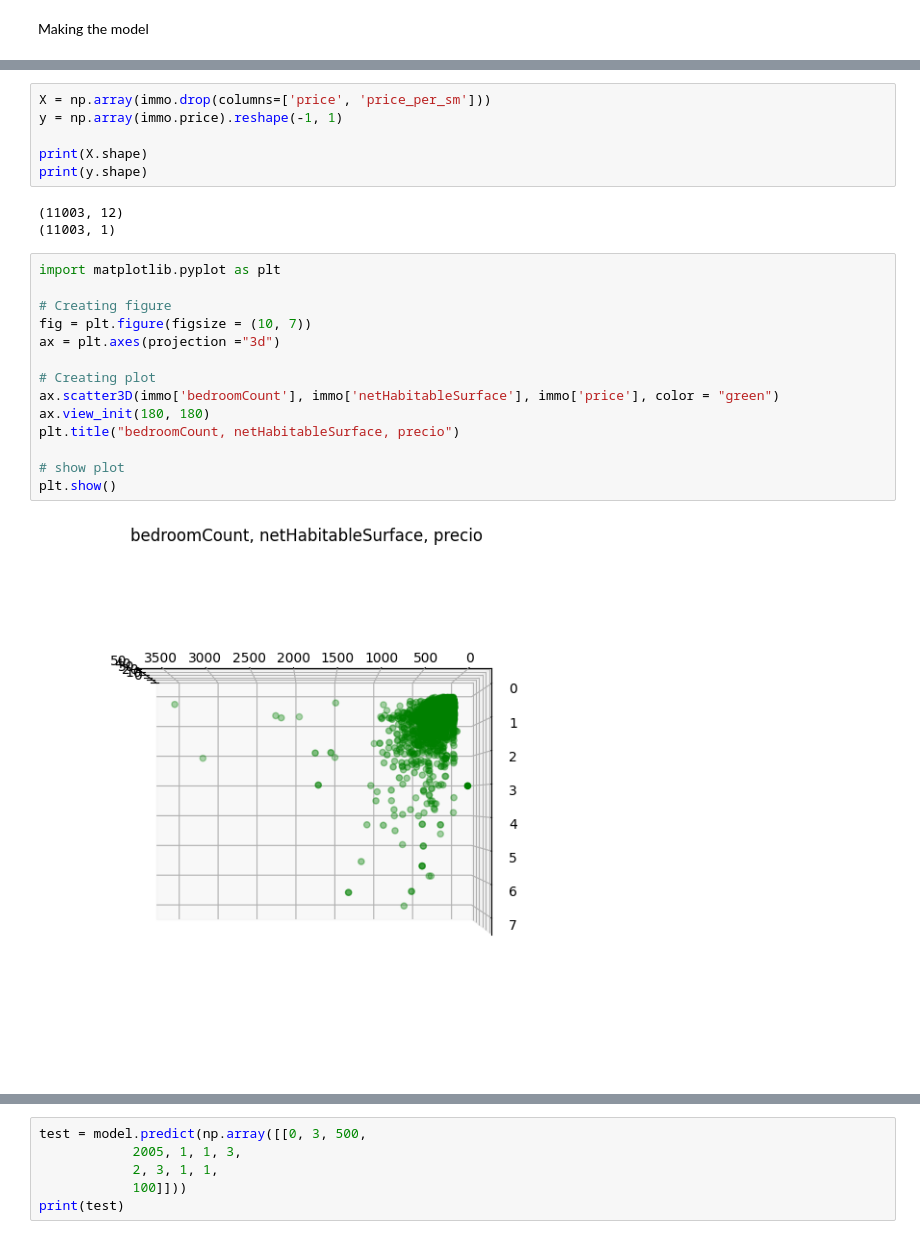
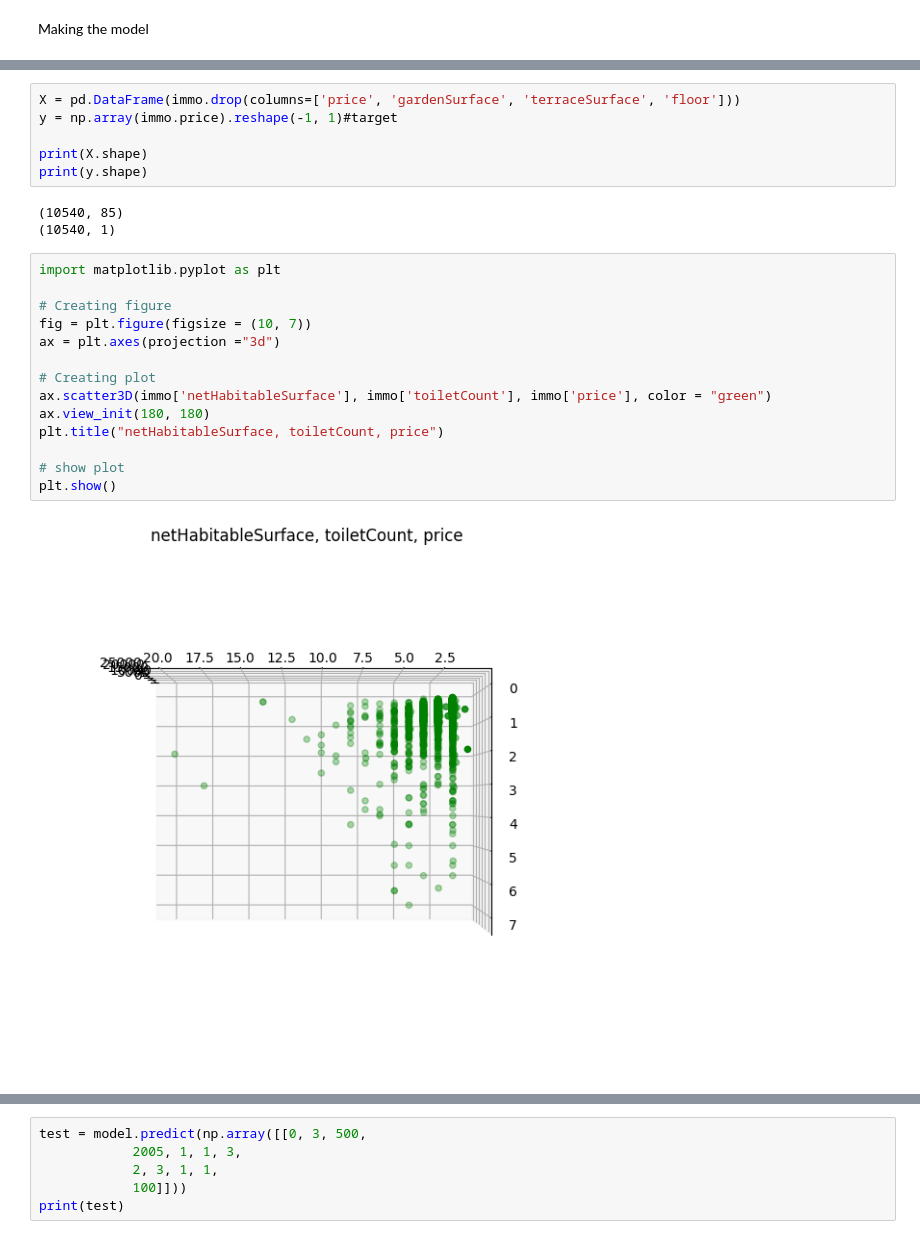
Before and after one commit to mendoce24/linear_regression-Cesar, a Jupyter notebook: model-building/immo_eliza_data_building.ipynb, the cells around one changed output, grey strips where cells are left out. Cells and saved outputs as stored; diff of their text form.

```diff
--- a/model-building/immo_eliza_data_building.ipynb
+++ b/model-building/immo_eliza_data_building.ipynb
@@ -28,25 +46,25 @@ sns.heatmap(correlation, annot=False, fmt='.2f')
 # %%
-X = np.array(immo.drop(columns=['price', 'price_per_sm']))
-y = np.array(immo.price).reshape(-1, 1)
+X = pd.DataFrame(immo.drop(columns=['price', 'gardenSurface', 'terraceSurface', 'floor']))
+y = np.array(immo.price).reshape(-1, 1)#target
 
 print(X.shape)
 print(y.shape)
 # %% [output]
-(11003, 12)
-(11003, 1)
+(10540, 85)
+(10540, 1)
 # %%
 import matplotlib.pyplot as plt
 
 # Creating figure
 fig = plt.figure(figsize = (10, 7))
 ax = plt.axes(projection ="3d")
 
 # Creating plot
-ax.scatter3D(immo['bedroomCount'], immo['netHabitableSurface'], immo['price'], color = "green")
+ax.scatter3D(immo['netHabitableSurface'], immo['toiletCount'], immo['price'], color = "green")
 ax.view_init(180, 180)
-plt.title("bedroomCount, netHabitableSurface, precio")
+plt.title("netHabitableSurface, toiletCount, price")
 
 # show plot
 plt.show()
 # %% [output]
-[figure, old version]
+[figure, new version]
```
Also changed, not shown: parts of 13 cells of this notebook, 4 other files.
